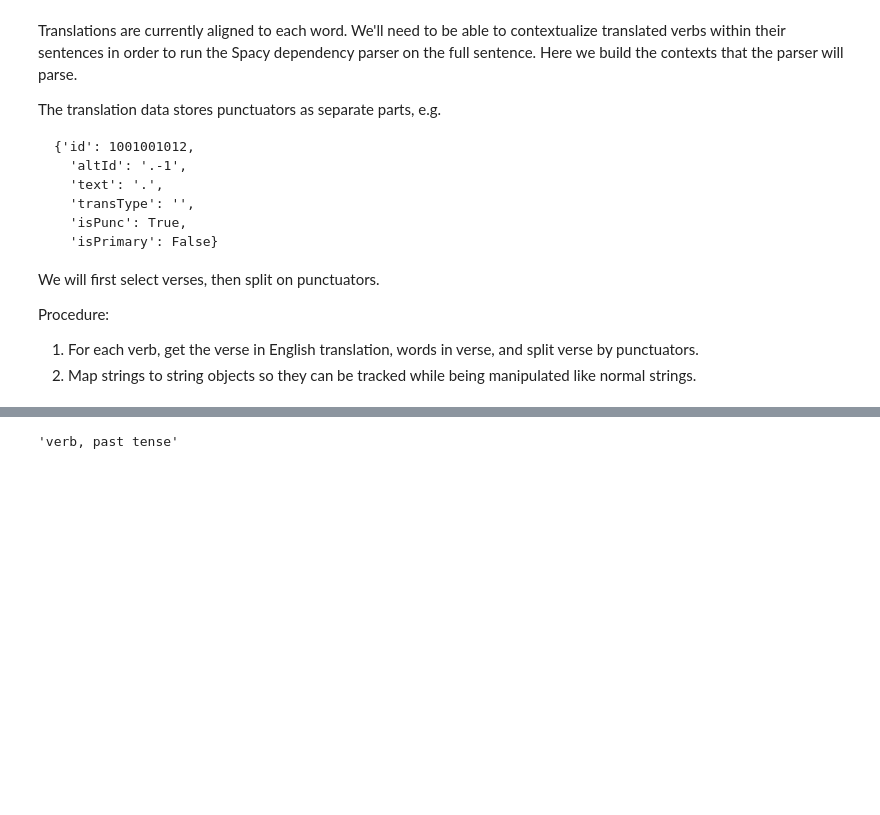
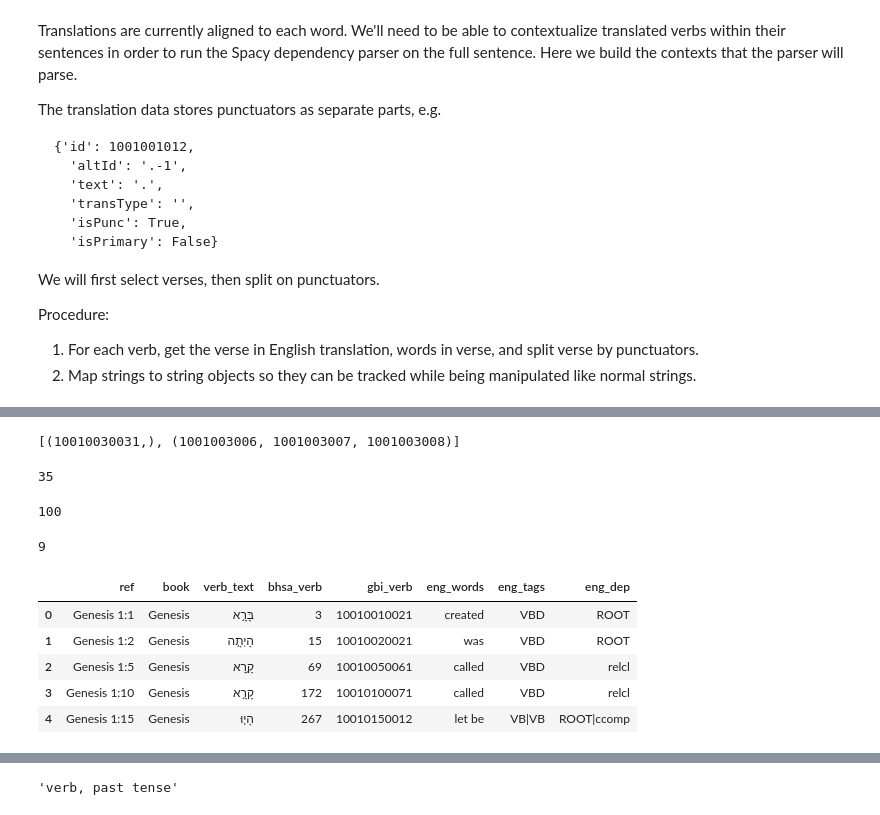
Before and after one commit to CambridgeSemiticsLab/Gesenius_data, a Jupyter notebook: data/build_verb_dataset.ipynb, the cells around one changed output, grey strips where cells are left out. Cells and saved outputs as stored; diff of their text form; code cells hidden in the pictures; blank space fills up the shorter version.

```diff
--- a/data/build_verb_dataset.ipynb
+++ b/data/build_verb_dataset.ipynb
@@ -131,10 +127,11 @@ Many of the 1-to-2 alignments are due to the presence of pronominal
 suffixes. In such cases, we need to filter them out to leave only
 the verbs behind.
 # %%
-bhsa2gbi_verbs = {}
 verb_disagree = []
-verb_plural = []
-verb_map = {}
+other_verbs = []
+bverb2wverb = {}
+wverb2bverb = {}
+select = {'perf'}
 
 for bhsa_nodes, gbi_ids in bhsa2gbi:
 
@@ -158,9 +155,17 @@ for bhsa_nodes, gbi_ids in bhsa2gbi:
     elif (bhsa_verbs and not wlc_verbs) or (wlc_verbs and not bhsa_verbs):
         verb_disagree.append(data)
 
-    # store result
+    # store result both ways: bhsa 2 wlc, wlc 2 bhsa
     elif len(bhsa_verbs) == 1 and len(wlc_verbs) == 1:
-        verb_map[bhsa_verbs[0]] = wlc_verbs[0]
+
+        # make a subset selection of verbs
+        bverb, wverb = bhsa_verbs[0], wlc_verbs[0]
+        parse = F.vt.v(bverb)
+        if parse in select:
+            bverb2wverb[bverb] = wverb
+            wverb2bverb[wverb] = bverb
+        else:
+            other_verbs.append([bverb, wverb])
 
     # or there's a problem...
     else:
@@ -169,7 +174,8 @@ for bhsa_nodes, gbi_ids in bhsa2gbi:
 
 print(len(verb_disagree), 'verbs excluded due to pos disagreement')
 print(len(verb_plural), 'verbal contexts have more than one verb')
-print(len(verb_map), 'verbs agree')
+print(len(bverb2wverb)+len(other_verbs), 'verbs agree')
+print(len(bverb2wverb), 'selected for building dataset')
 # %% [output]
 4427 verbs excluded due to pos disagreement
 0 verbal contexts have more than one verb
@@ -239,0 +251,10 @@ light JJ ADJ attr
+# %%
+for heb, eng in linkbyid['esv']:
+    if 1001003006 in eng:
+        print([heb, eng])
+# %% [output]
+[(10010030031,), (1001003006, 1001003007, 1001003008)]
+# %%
+verb_map[10010030031]
+# %% [output]
+35
@@ -239,0 +332,19 @@ light JJ ADJ attr
+# %%
+len(data)
+# %% [output]
+100
+# %%
+len(missed_verbs)
+# %% [output]
+9
+# %%
+data_df = pd.DataFrame(data)
+
+data_df.head()
+# %% [output]
+|  | ref | book | verb_text | bhsa_verb | gbi_verb | eng_words | eng_tags | eng_dep |
+| 0 | Genesis 1:1 | Genesis | בָּרָ֣א | 3 | 10010010021 | created | VBD | ROOT |
+| 1 | Genesis 1:2 | Genesis | הָיְתָ֥ה | 15 | 10010020021 | was | VBD | ROOT |
+| 2 | Genesis 1:5 | Genesis | קָ֣רָא | 69 | 10010050061 | called | VBD | relcl |
+| 3 | Genesis 1:10 | Genesis | קָרָ֣א | 172 | 10010100071 | called | VBD | relcl |
+| 4 | Genesis 1:15 | Genesis | הָי֤וּ | 267 | 10010150012 | let be | VB|VB | ROOT|ccomp |
```
Also changed, not shown: parts of 21 cells of this notebook.
